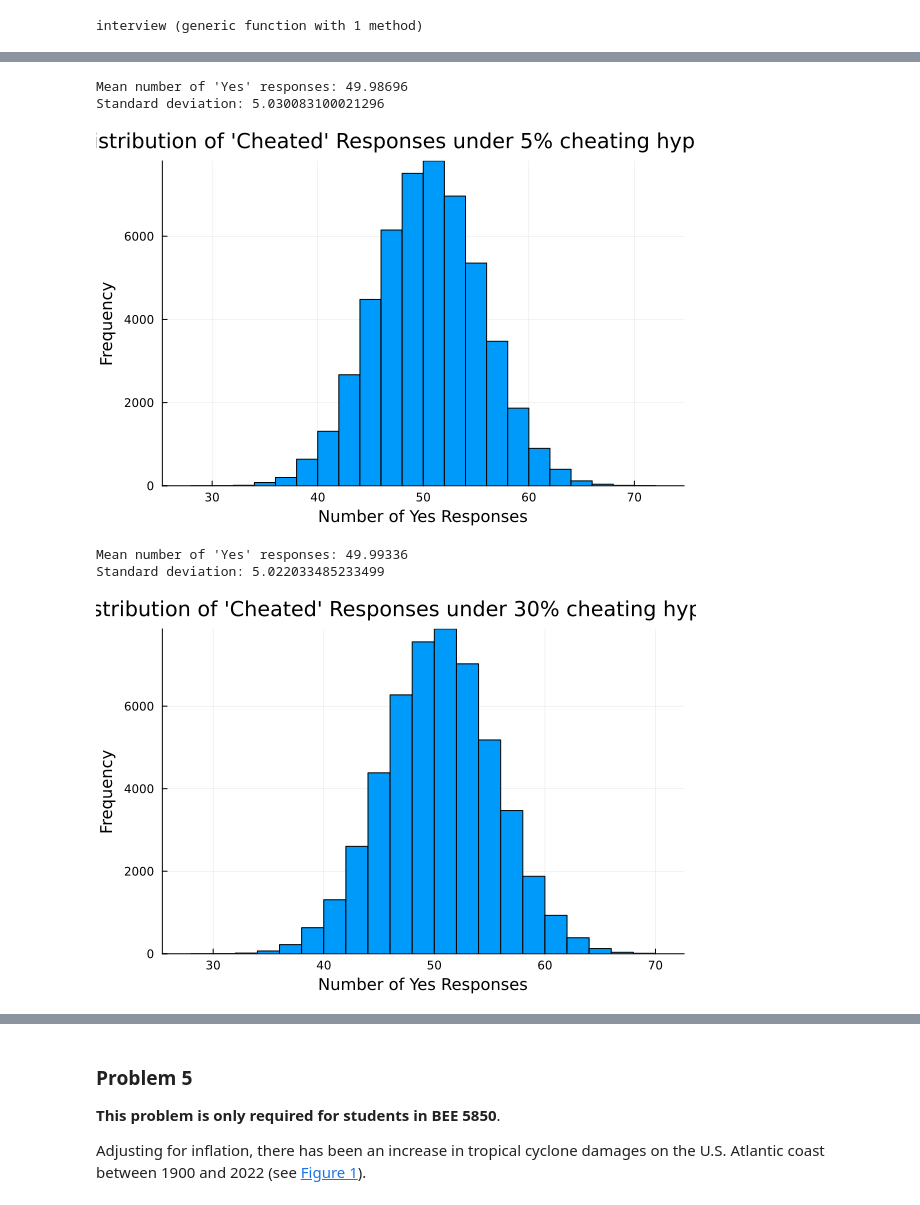
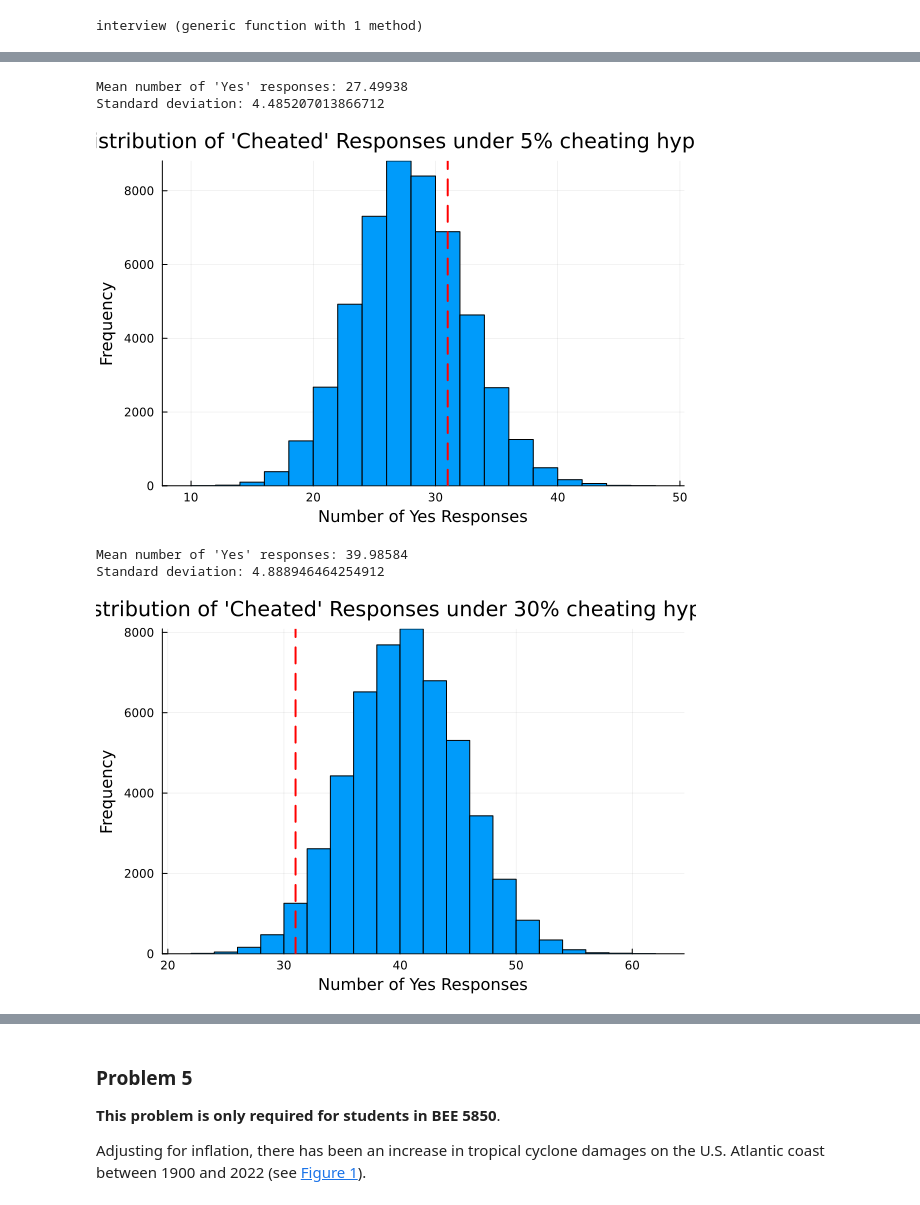
Before and after one commit to BEE4850-SP25/hw01-LM698, a Jupyter notebook: hw01.ipynb, the cells around one changed output, grey strips where cells are left out. Cells and saved outputs as stored; diff of their text form; code cells hidden in the pictures.

```diff
--- a/hw01.ipynb
+++ b/hw01.ipynb
@@ -442,7 +442,7 @@ TA.
 function interview(n_students,p_cheating)
 
     # The given "true" probability of cheating
-    true_cheating = rand(Bool, n_students) .< p_cheating
+    true_cheating = rand(Binomial(1, p_cheating), n_students)
 
     # Flip the coin
     first_flip = rand(Bool, n_students)
@@ -488,17 +488,18 @@ end
 Random.seed!(37)
 n_students = 100
 n_simulations = 50000
+observed_31 = 31
 
 # no cheating
-p_cheating = [0, 0.05, 0.3]
+p_cheating = 0
 
 # Run the simulation
-for p in p_cheating
-    results = simulator(n_students, p_cheating, n_simulations)
+results = simulator(n_students, p_cheating, n_simulations)
 
 # Analyze and plot the results
 println("Mean number of 'Yes' responses: ", mean(results))
 println("Standard deviation: ", std(results))
 histogram(results, bins=30, title="Distribution of 'Cheated' Responses under null hypothesis",
 xlabel="Number of Yes Responses", ylabel="Frequency", legend=false)
+vline!([observed_31], color=:red, linestyle=:dash, linewidth=2, label="Observed 31 'Yes' response")
 # %% [output]
@@ -520,29 +521,31 @@ println("Mean number of 'Yes' responses: ", mean(results))
 println("Standard deviation: ", std(results))
 histogram(results, bins=30, title="Distribution of 'Cheated' Responses under 5% cheating hypothesis",
 xlabel="Number of Yes Responses", ylabel="Frequency", legend=false)
+vline!([observed_31], color=:red, linestyle=:dash, linewidth=2, label="Observed 31 'Yes' response")
 # %% [output]
-Mean number of 'Yes' responses: 49.98696
-Standard deviation: 5.030083100021296
+Mean number of 'Yes' responses: 27.49938
+Standard deviation: 4.485207013866712
-[figure, old version]
+[figure, new version]
 # %%
 # 30% cheating
 Random.seed!(39)
 p_cheating = 0.3
 n_students = 100
 n_simulations = 50000
 
 # Run the simulation
 results = simulator(n_students, p_cheating, n_simulations)
 
 # Analyze and plot the results
 println("Mean number of 'Yes' responses: ", mean(results))
 println("Standard deviation: ", std(results))
 histogram(results, bins=30, title="Distribution of 'Cheated' Responses under 30% cheating hypothesis",
 xlabel="Number of Yes Responses", ylabel="Frequency", legend=false)
+vline!([observed_31], color=:red, linestyle=:dash, linewidth=2, label="Observed 31 'Yes' response")
 # %% [output]
-Mean number of 'Yes' responses: 49.99336
-Standard deviation: 5.022033485233499
+Mean number of 'Yes' responses: 39.98584
+Standard deviation: 4.888946464254912
-[figure, old version]
+[figure, new version]
 # %% [markdown]
 **Answer**:
 
```
Also changed, not shown: parts of 3 cells of this notebook.
